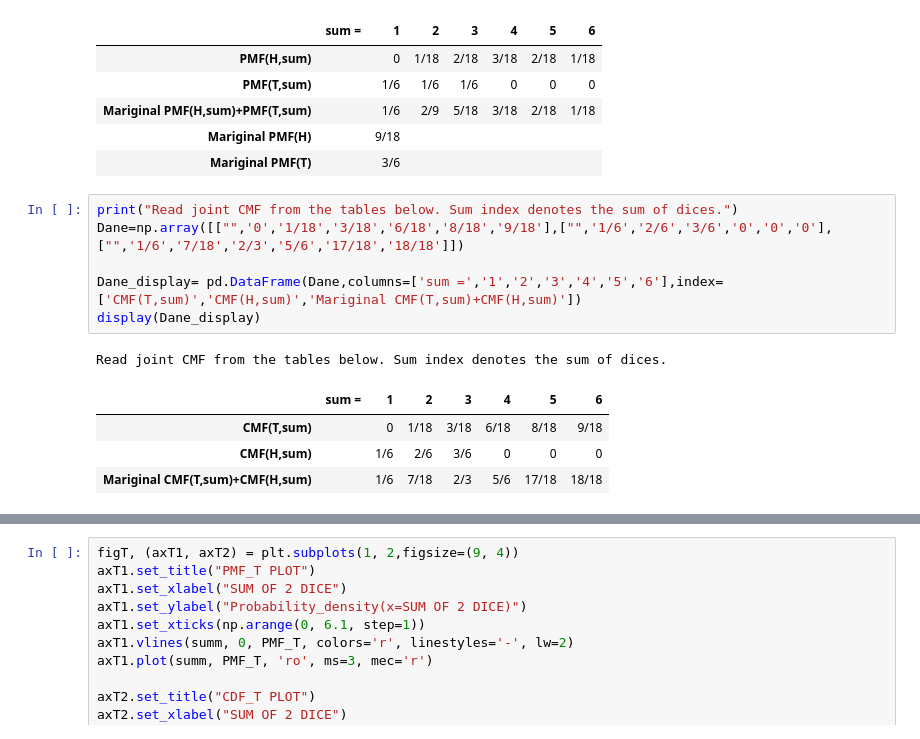
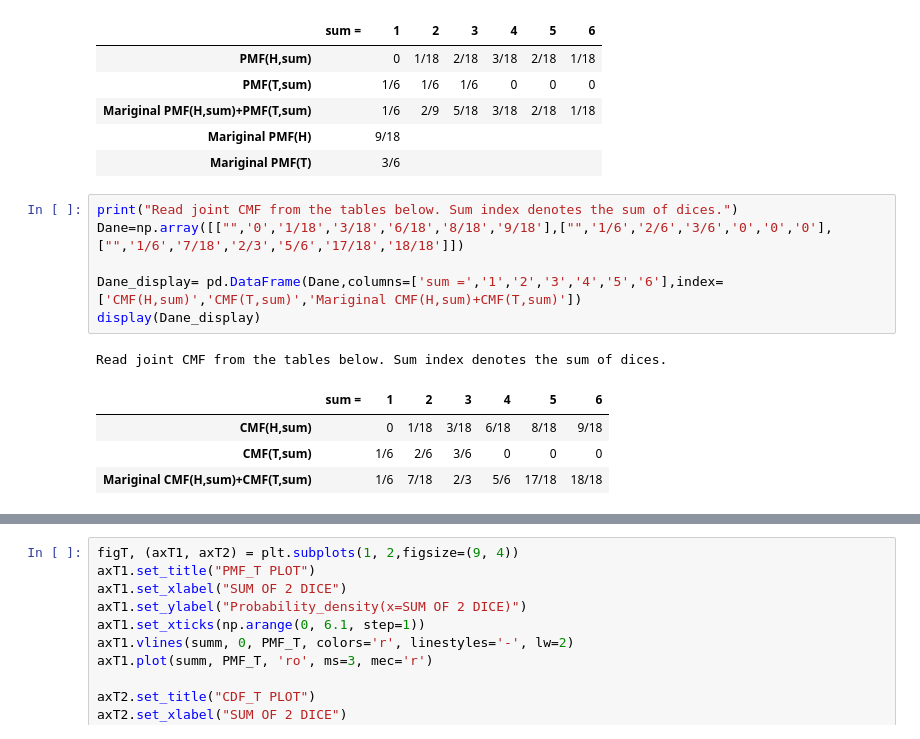
Before and after one commit to kmiec96/Modern-data-science, a Jupyter notebook: ML_2021_set2.ipynb, the cells around one changed output, grey strips where cells are left out. Saved outputs shown, nothing was run; the diff lists cells and outputs as text.

```diff
--- a/ML_2021_set2.ipynb
+++ b/ML_2021_set2.ipynb
@@ -355,15 +355,15 @@ Read joint PMF from the tables below. Sum index denotes the sum of dices.
 # %%
 print("Read joint CMF from the tables below. Sum index denotes the sum of dices.")
 Dane=np.array([["",'0','1/18','3/18','6/18','8/18','9/18'],["",'1/6','2/6','3/6','0','0','0'],["",'1/6','7/18','2/3','5/6','17/18','18/18']])
 
-Dane_display= pd.DataFrame(Dane,columns=['sum =','1','2','3','4','5','6'],index=['CMF(T,sum)','CMF(H,sum)','Mariginal CMF(T,sum)+CMF(H,sum)'])
+Dane_display= pd.DataFrame(Dane,columns=['sum =','1','2','3','4','5','6'],index=['CMF(H,sum)','CMF(T,sum)','Mariginal CMF(H,sum)+CMF(T,sum)'])
 display(Dane_display)
 # %% [output]
 Read joint CMF from the tables below. Sum index denotes the sum of dices.
 |  | sum = | 1 | 2 | 3 | 4 | 5 | 6 |
-| CMF(T,sum) |  | 0 | 1/18 | 3/18 | 6/18 | 8/18 | 9/18 |
-| CMF(H,sum) |  | 1/6 | 2/6 | 3/6 | 0 | 0 | 0 |
-| Mariginal CMF(T,sum)+CMF(H,sum) |  | 1/6 | 7/18 | 2/3 | 5/6 | 17/18 | 18/18 |
+| CMF(H,sum) |  | 0 | 1/18 | 3/18 | 6/18 | 8/18 | 9/18 |
+| CMF(T,sum) |  | 1/6 | 2/6 | 3/6 | 0 | 0 | 0 |
+| Mariginal CMF(H,sum)+CMF(T,sum) |  | 1/6 | 7/18 | 2/3 | 5/6 | 17/18 | 18/18 |
 # %%
 # Write a program that estimates the PMFs distributions.
 def PMF_2(Data):
```
Also changed, not shown: parts of 3 cells of this notebook.
